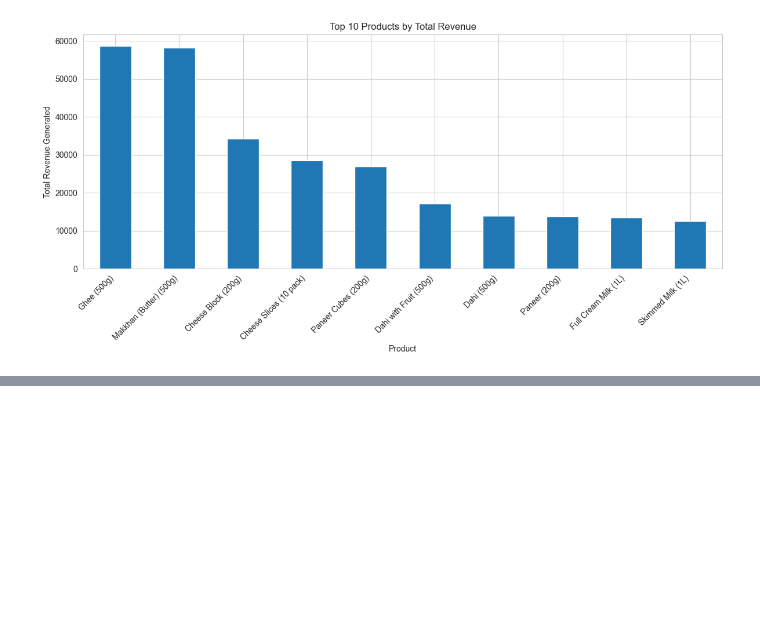
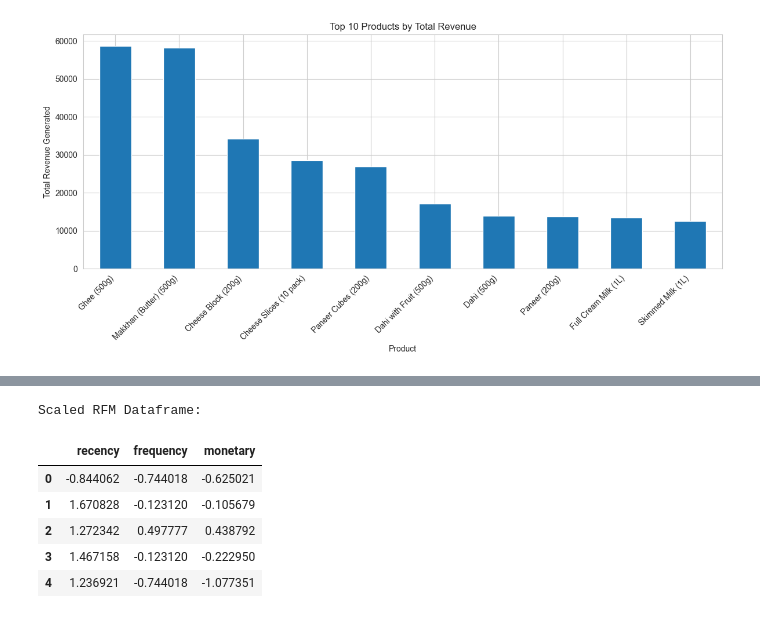
Before and after one commit to mansimakhare/dudhganga_dairy_analytics-, a Jupyter notebook: dudhganga-dairy-analysis.ipynb, the cells around one changed output, grey strips where cells are left out. Drawn from its saved outputs; the diff is of its cells as text; code cells hidden in the pictures; blank space fills up the shorter version.

```diff
--- a/dudhganga-dairy-analysis.ipynb
+++ b/dudhganga-dairy-analysis.ipynb
@@ -243,0 +280,22 @@ plt.show()
+# %%
+from sklearn.preprocessing import StandardScaler
+
+# Initialize the scaler
+scaler = StandardScaler()
+
+# Scale the RFM data
+rfm_scaled = scaler.fit_transform(customer_rfm)
+
+# Convert back to a DataFrame for clarity
+rfm_scaled_df = pd.DataFrame(rfm_scaled, columns=['recency', 'frequency', 'monetary'])
+
+print("\nScaled RFM Dataframe:")
+rfm_scaled_df.head()
+# %% [output]
+Scaled RFM Dataframe:
+|  | recency | frequency | monetary |
+| 0 | -0.844062 | -0.744018 | -0.625021 |
+| 1 | 1.670828 | -0.123120 | -0.105679 |
+| 2 | 1.272342 | 0.497777 | 0.438792 |
+| 3 | 1.467158 | -0.123120 | -0.222950 |
+| 4 | 1.236921 | -0.744018 | -1.077351 |
```
Also changed, not shown: parts of 4 cells of this notebook.
